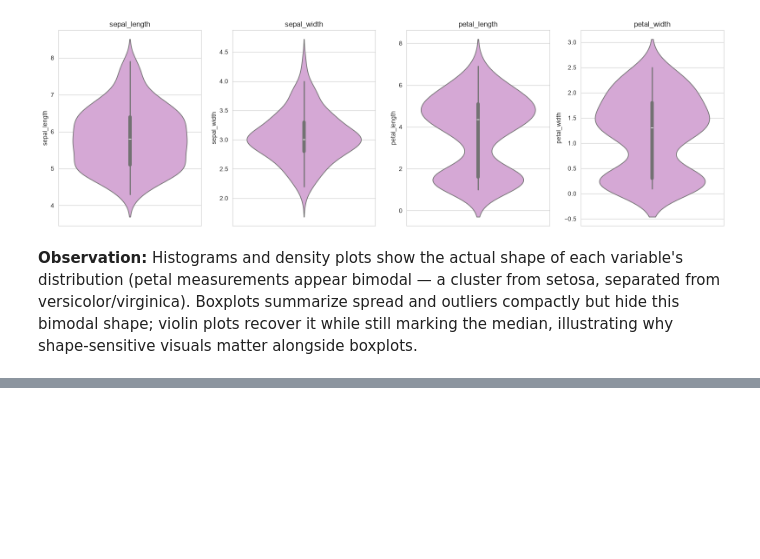
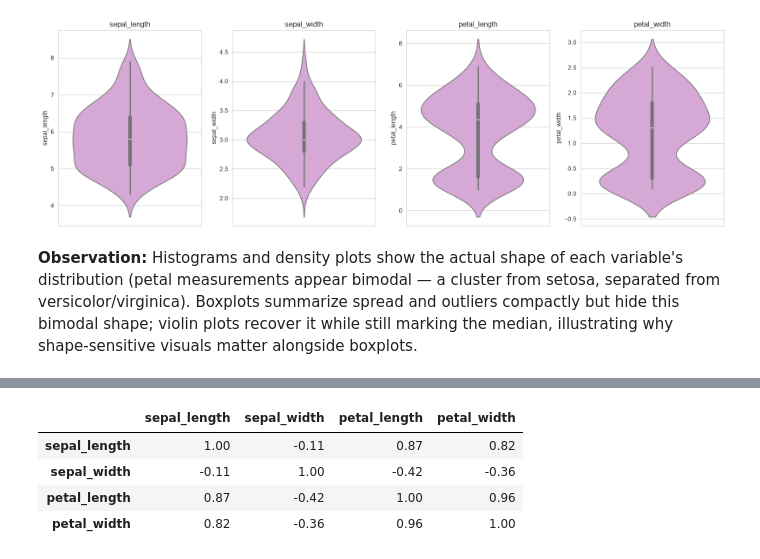
Before and after one commit to nikitha-d1323/data-analysis-mini-projects, a Jupyter notebook: unit2-iris-multivariate/notebooks/Iris_Multivariate_Unit2.ipynb, the cells around one changed output, grey strips where cells are left out. Saved outputs shown, nothing was run; the diff lists cells and outputs as text; code cells hidden in the pictures; blank space fills up the shorter version.

```diff
--- a/unit2-iris-multivariate/notebooks/Iris_Multivariate_Unit2.ipynb
+++ b/unit2-iris-multivariate/notebooks/Iris_Multivariate_Unit2.ipynb
@@ -79,0 +114,9 @@ alongside boxplots.
+# %%
+corr_matrix = df[numeric_cols].corr()
+corr_matrix.round(2)
+# %% [output]
+|  | sepal_length | sepal_width | petal_length | petal_width |
+| sepal_length | 1.00 | -0.11 | 0.87 | 0.82 |
+| sepal_width | -0.11 | 1.00 | -0.42 | -0.36 |
+| petal_length | 0.87 | -0.42 | 1.00 | 0.96 |
+| petal_width | 0.82 | -0.36 | 0.96 | 1.00 |
```
Also changed, not shown: parts of 5 cells of this notebook, 2 other files.
